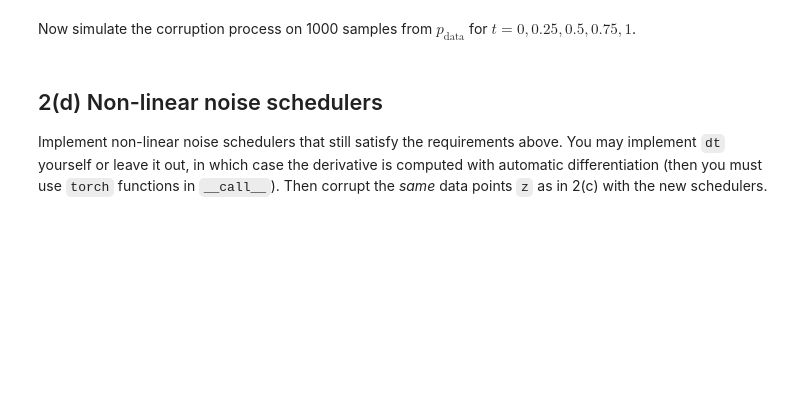
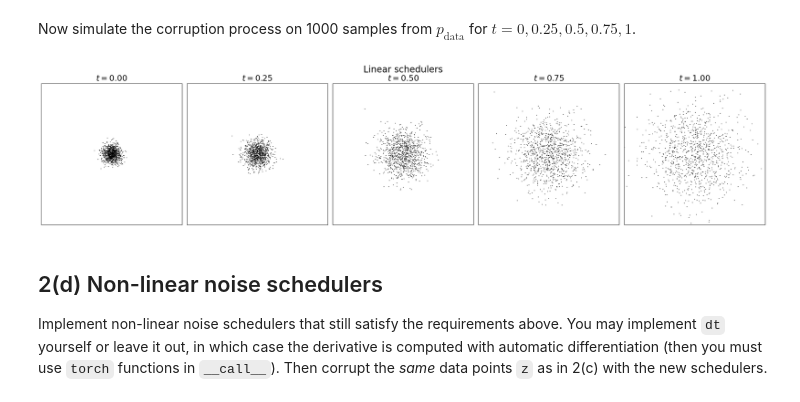
Before and after one commit to luk0-00/MLIP-26, a Jupyter notebook: HW_3/Assignment_3.ipynb, the cells around one changed output. Saved outputs shown, nothing was run; the diff lists cells and outputs as text; code cells hidden in the pictures; blank space fills up the shorter version.

```diff
--- a/HW_3/Assignment_3.ipynb
+++ b/HW_3/Assignment_3.ipynb
@@ -253,7 +264,7 @@ class LinearAlpha(Alpha):
         Returns:
             - alpha_t, shape (num_samples, 1, ...)
         """
-        raise NotImplementedError("To be implemented!")
+        return t
 
     def dt(self, t: torch.Tensor) -> torch.Tensor:
         """
@@ -262,7 +273,7 @@ class LinearAlpha(Alpha):
         Returns:
             - d/dt alpha_t, shape (num_samples, 1, ...)
         """
-        raise NotImplementedError("To be implemented!")
+        return torch.ones_like(t)
 
 class LinearBeta(Beta):
     """
@@ -275,7 +286,7 @@ class LinearBeta(Beta):
         Returns:
             - beta_t, shape (num_samples, 1, ...)
         """
-        raise NotImplementedError("To be implemented!")
+        return 1-t
 
     def dt(self, t: torch.Tensor) -> torch.Tensor:
         """
@@ -284,7 +295,7 @@ class LinearBeta(Beta):
         Returns:
             - d/dt beta_t, shape (num_samples, 1, ...)
         """
-        raise NotImplementedError("To be implemented!")
+        return -torch.ones_like(t)
 # %%
 # Check your implementation: plot alpha_t, beta_t and their derivatives
 plot_schedulers({'linear': (LinearAlpha(), LinearBeta())}, derivatives=True)
@@ -338,18 +354,20 @@ Now simulate the corruption process on 1000 samples from $p_{\text{data}}$ for $
 # %%
 path = ConditionalPath(p_data=p_data, alpha=LinearAlpha(), beta=LinearBeta()).to(device)
 
 num_samples = 1000
 ts = [0.0, 0.25, 0.5, 0.75, 1.0]
 
-z = # TODO: sample num_samples data points from the path
+z = path.sample_data(num_samples) # TODO: sample num_samples data points from the path
 
 xts = []
 for t in ts:
     tt = torch.full((num_samples, 1), t, device=device)  # (num_samples, 1)
-    xt = # TODO: corrupt z according to the conditional path at time tt
+    xt = path.sample_xt(z,tt) # TODO: corrupt z according to the conditional path at time tt
     xts.append(xt)
 
-plot_corruption_2d(xts, ts, scale=15, title='Linear schedulers')  # use kind='scatter' for scatter plots instead
+plot_corruption_2d(xts, ts, scale=15, title='Linear schedulers', kind='scatter')  # use kind='scatter' for scatter plots instead
+# %% [output]
+[figure, added]
 # %% [markdown]
 ## 2(d) Non-linear noise schedulers
 Implement non-linear noise schedulers that still satisfy the requirements above. You may implement `dt` yourself or leave it out, in which case the derivative is computed with automatic differentiation (then you must use `torch` functions in `__call__`). Then corrupt the *same* data points `z` as in 2(c) with the new schedulers.
```
Also changed, not shown: parts of 22 cells of this notebook.
